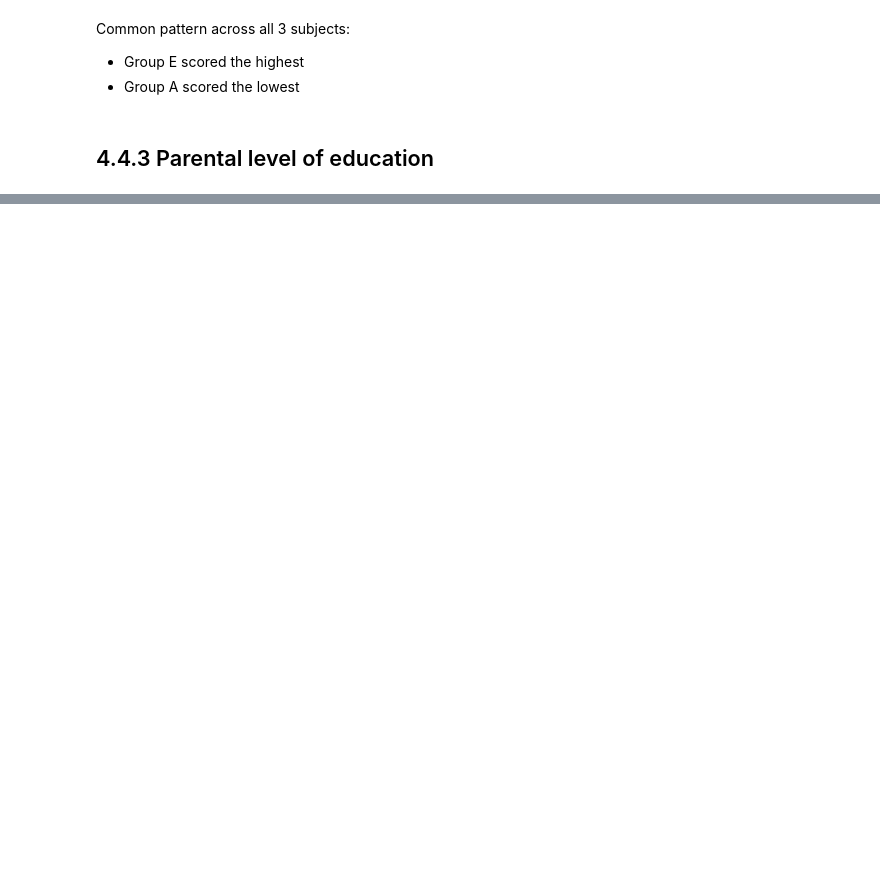
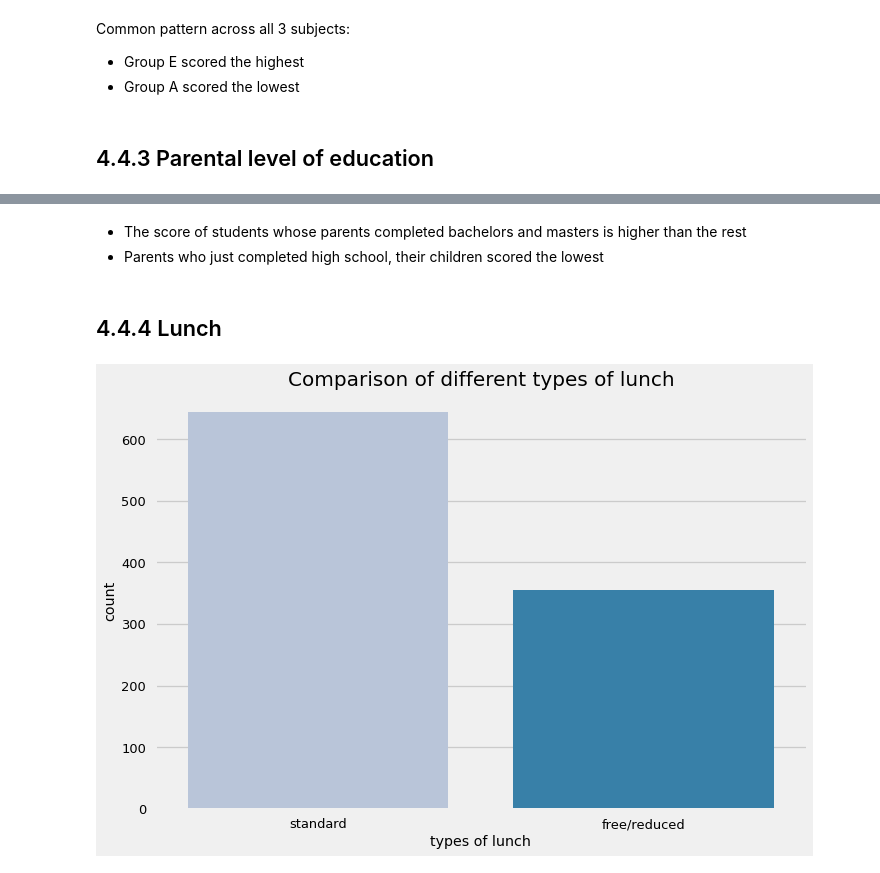
Before and after one commit to AkbarLutfullah/mlproject, a Jupyter notebook: notebook/EDA_student_performance.ipynb, the cells around one changed output, grey strips where cells are left out. Drawn from its saved outputs; the diff is of its cells as text; code cells hidden in the pictures; blank space fills up the shorter version.

```diff
--- a/notebook/EDA_student_performance.ipynb
+++ b/notebook/EDA_student_performance.ipynb
@@ -508,0 +514,17 @@ ValueError: could not convert string to float: "bachelor's degree"
+# %% [markdown]
+- The score of students whose parents completed bachelors and masters is higher than the rest
+- Parents who just completed high school, their children scored the lowest
+# %% [markdown]
+## 4.4.4 Lunch
+# %%
+lunch_groups = df['lunch'].value_counts()
+
+plt.rcParams['figure.figsize'] = (15, 9)
+plt.style.use('seaborn-talk')
+sns.barplot(x=lunch_groups.index, y=lunch_groups.values, palette = 'PuBu')
+plt.title('Comparison of different types of lunch', fontweight = 30, fontsize = 20)
+plt.xlabel('types of lunch')
+plt.ylabel('count')
+plt.show()
+# %% [output]
+[figure, added]
```
Also changed, not shown: parts of 18 cells of this notebook.
